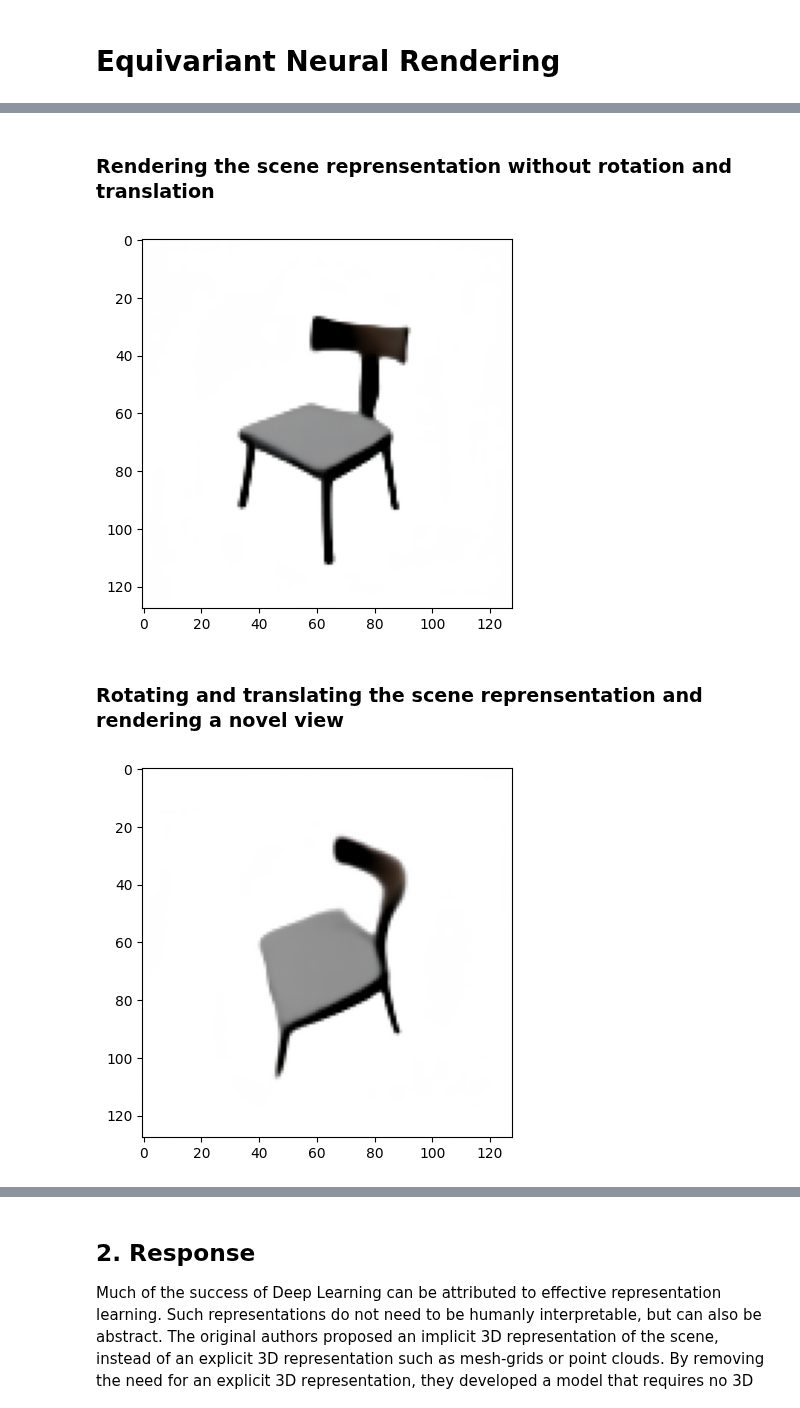
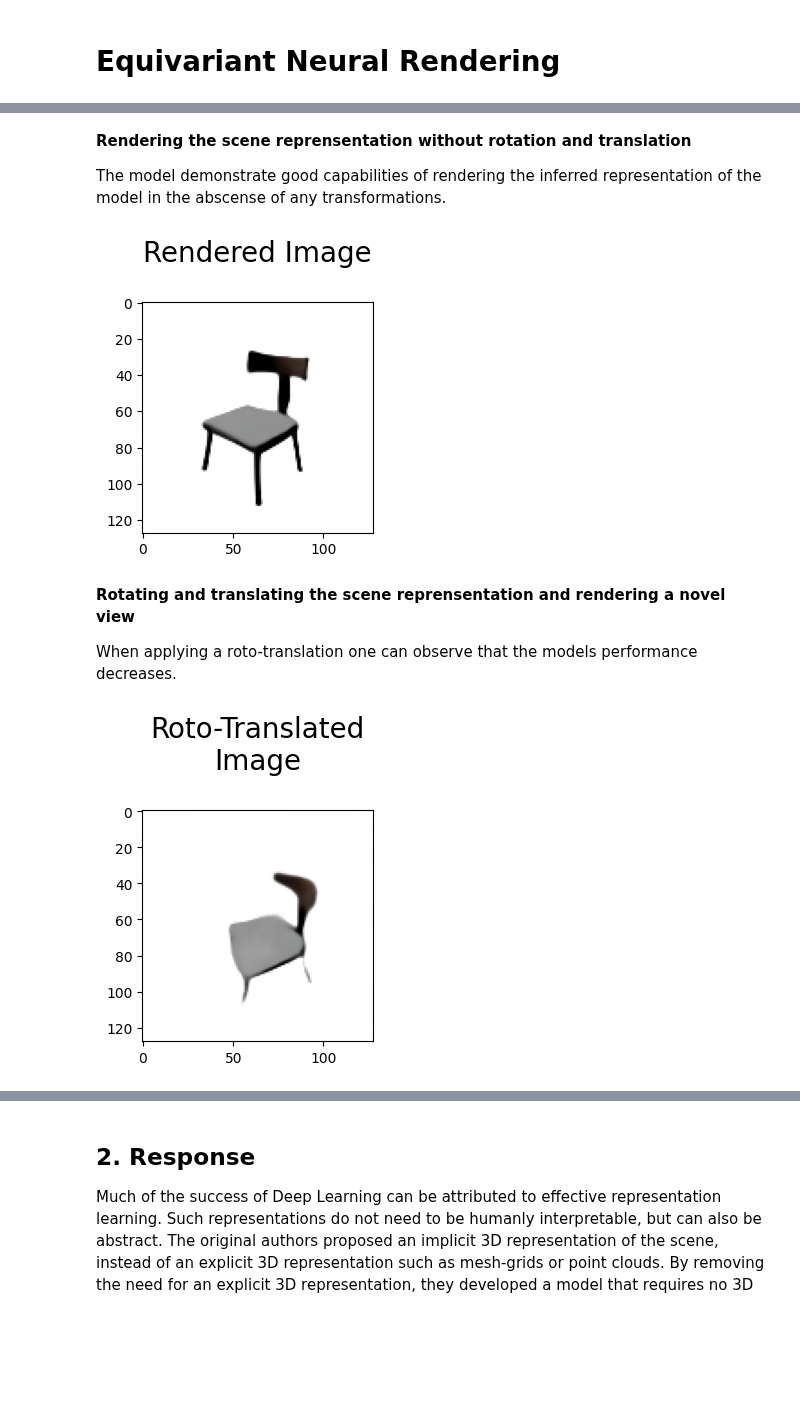
Before and after one commit to elidub/equiv-neural-rendering, a Jupyter notebook: EquivariantNR.ipynb, the cells around one changed output, grey strips where cells are left out. Saved outputs shown, nothing was run; the diff lists cells and outputs as text; code cells hidden in the pictures; blank space fills up the shorter version.

```diff
--- a/EquivariantNR.ipynb
+++ b/EquivariantNR.ipynb
@@ -51,23 +140,29 @@ plt.imshow(img)
 # %% [markdown]
-### Rendering the scene reprensentation without rotation and translation
+**Rendering the scene reprensentation without rotation and translation**
+
+The model demonstrate good capabilities of rendering the inferred representation of the model in the abscense of any transformations.
 # %%
 # Convert image to tensor and add batch dimension
 img_source = ToTensor()(img)
 img_source = img_source.unsqueeze(0).to(device)
 
 # Infer scene representation
 scene = model.inverse_render(img_source)
 
 # We can render the scene representation without rotating it
 rendered = model.render(scene)
 
+plt.figure(figsize = (3, 3))
+plt.title('Rendered Image\n', size = 20)
 plot_img_tensor(rendered.detach())
 
 org = rendered.detach().clone()
 # %% [output]
-[figure, old version]
+[figure, new version]
 # %% [markdown]
-### Rotating and translating the scene reprensentation and rendering a novel view
+**Rotating and translating the scene reprensentation and rendering a novel view**
+
+When applying a roto-translation one can observe that the models performance decreases.
 # %%
 # As a rotation matrix can feel a little abstract, we can also reason in terms of
 # camera azimuth and elevation. The initial coordinate at which the source image
@@ -84,7 +179,7 @@ azimuth_shift = torch.Tensor([30.]).to(device)
 # Positive (negative) values correspond to moving camera up (down)
 elevation_shift = torch.Tensor([30.]).to(device)
 # Translation values
-translations_shift = torch.Tensor([0., 0., 0.]).to(device)
+translations_shift = torch.Tensor([.2, -.2, 0.]).to(device)
 
 azimuth_target = azimuth_source + azimuth_shift
 elevation_target = elevation_source + elevation_shift
@@ -100,6 +195,17 @@ rotated_scene = model.rotate_source_to_target(
 # Render rotated scene
 rendered = model.render(rotated_scene)
 
+plt.figure(figsize = (3, 3))
+plt.title('Roto-Translated\nImage\n', size = 20)
 plot_img_tensor(rendered.detach())
+
+
+# Plot sampleset
+fig, axs = plt.subplots(1, 3, figsize=(7, 3))
+for ax, id in zip(axs, range(3)):
+    ax.imshow(images[id])
+
+plt.title('Demonstration of dataset production: Roto-translations of chair model\n', loc='right')
+plt.show()
 # %% [output]
-[figure, old version]
+[figure, new version]
```
Also changed, not shown: parts of 15 cells of this notebook.
